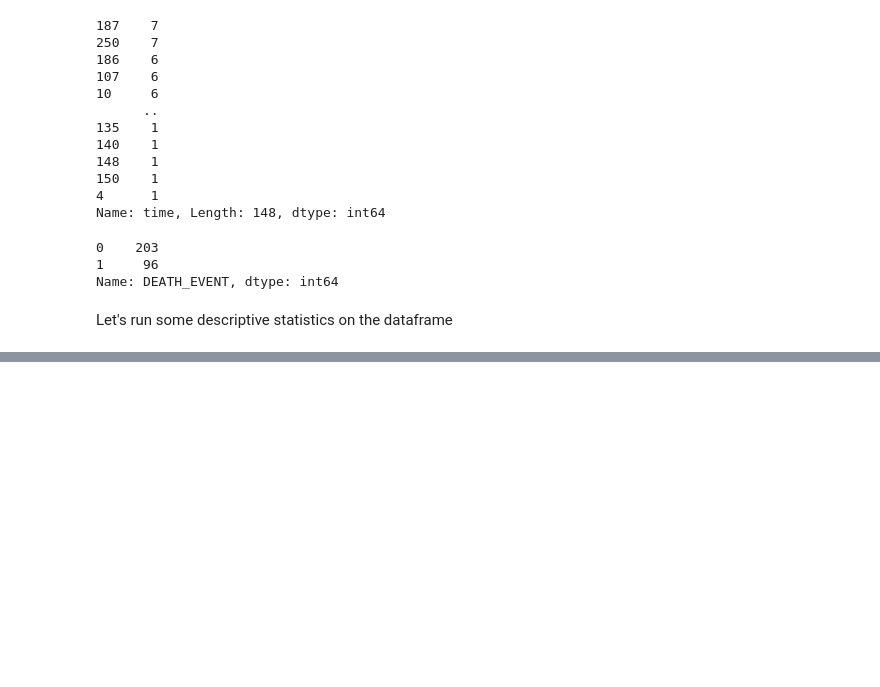
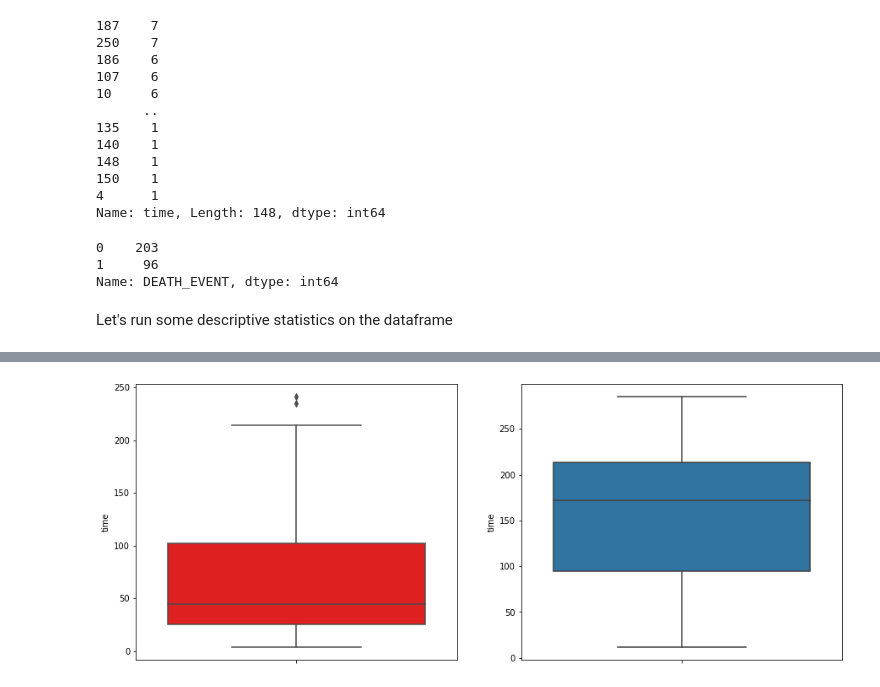
Before and after one commit to Manel-MH/CodingDojo_Project2_HeartFailure, a Jupyter notebook: Project2_Heart_Failure_ML.ipynb, the cells around one changed output, grey strips where cells are left out. Cells and saved outputs as stored; diff of their text form; code cells hidden in the pictures; blank space fills up the shorter version.

```diff
--- a/Project2_Heart_Failure_ML.ipynb
+++ b/Project2_Heart_Failure_ML.ipynb
@@ -326,0 +440,9 @@ df.describe()
+# %%
+plt.figure(figsize=(15,6))
+plt.subplot(1,2,1)
+sns.boxplot(y=dfDead['time'], color="red")
+plt.subplot(1,2,2)
+sns.boxplot(y=dfAlive['time'])
+plt.show()
+# %% [output]
+[figure, added]
```
Also changed, not shown: parts of 57 cells of this notebook.
